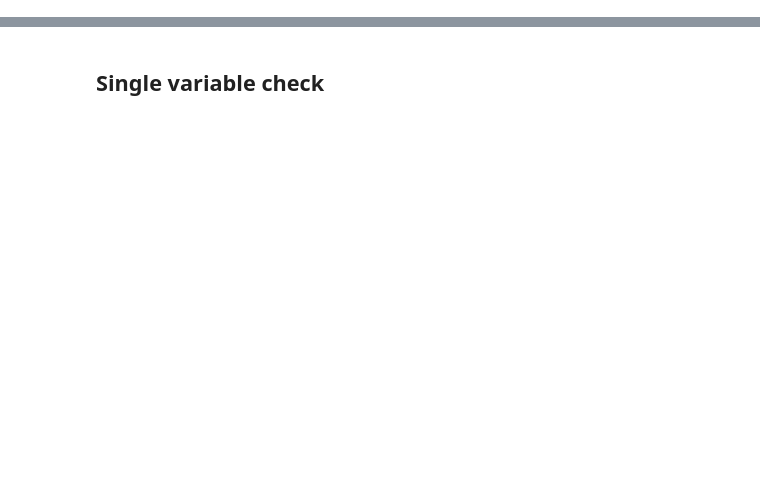
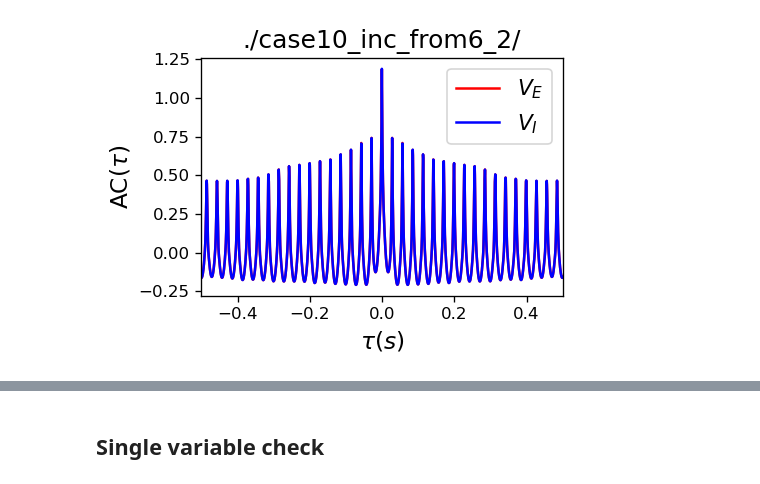
Before and after one commit to jyKim-97/hh_neuralnet, a Jupyter notebook: ei_wb_pop/view.ipynb, the cells around one changed output, grey strips where cells are left out. Saved outputs shown, nothing was run; the diff lists cells and outputs as text; code cells hidden in the pictures; blank space fills up the shorter version.

```diff
--- a/ei_wb_pop/view.ipynb
+++ b/ei_wb_pop/view.ipynb
@@ -47,3 +0,0 @@ plt.show()
-# %%
-frs = np.array(num_spk)/10
-np.std(frs[:80], axis=0)
@@ -64,0 +199,4 @@ np.average(num_spk[80:])/1000
+# %%
+# obj = DataLoder("./case9_dec_e_dec_i///")
+obj = DataLoder("./case10_inc_from6_2/")
+visu = DrawSummary(obj, [1.5, 2])
@@ -64,0 +211,4 @@ np.average(num_spk[80:])/1000
+# %%
+visu.draw_ac(tau_lim=(-0.5, 0.5))
+# %% [output]
+[figure, added]
```
Also changed, not shown: parts of 72 cells of this notebook.
